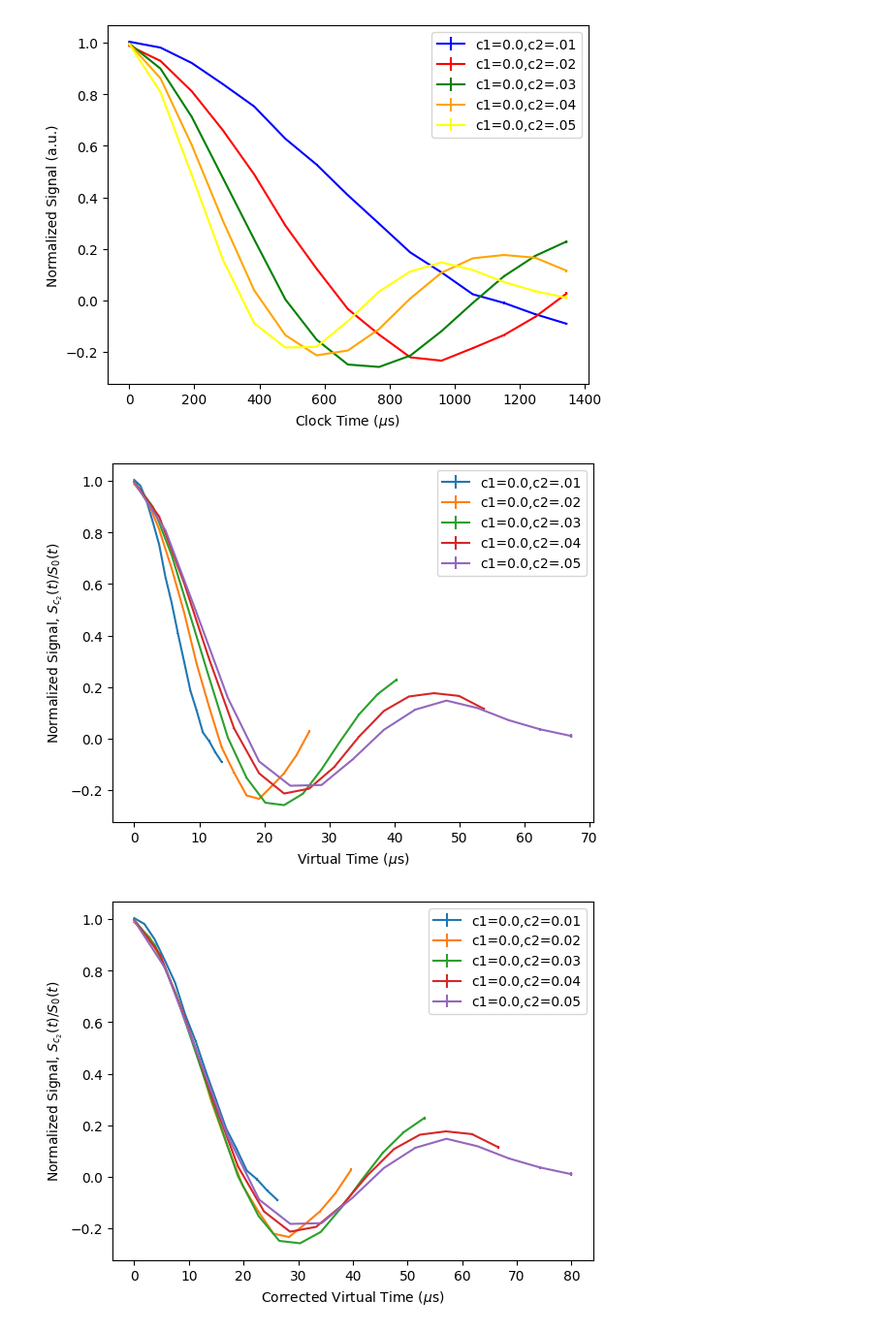
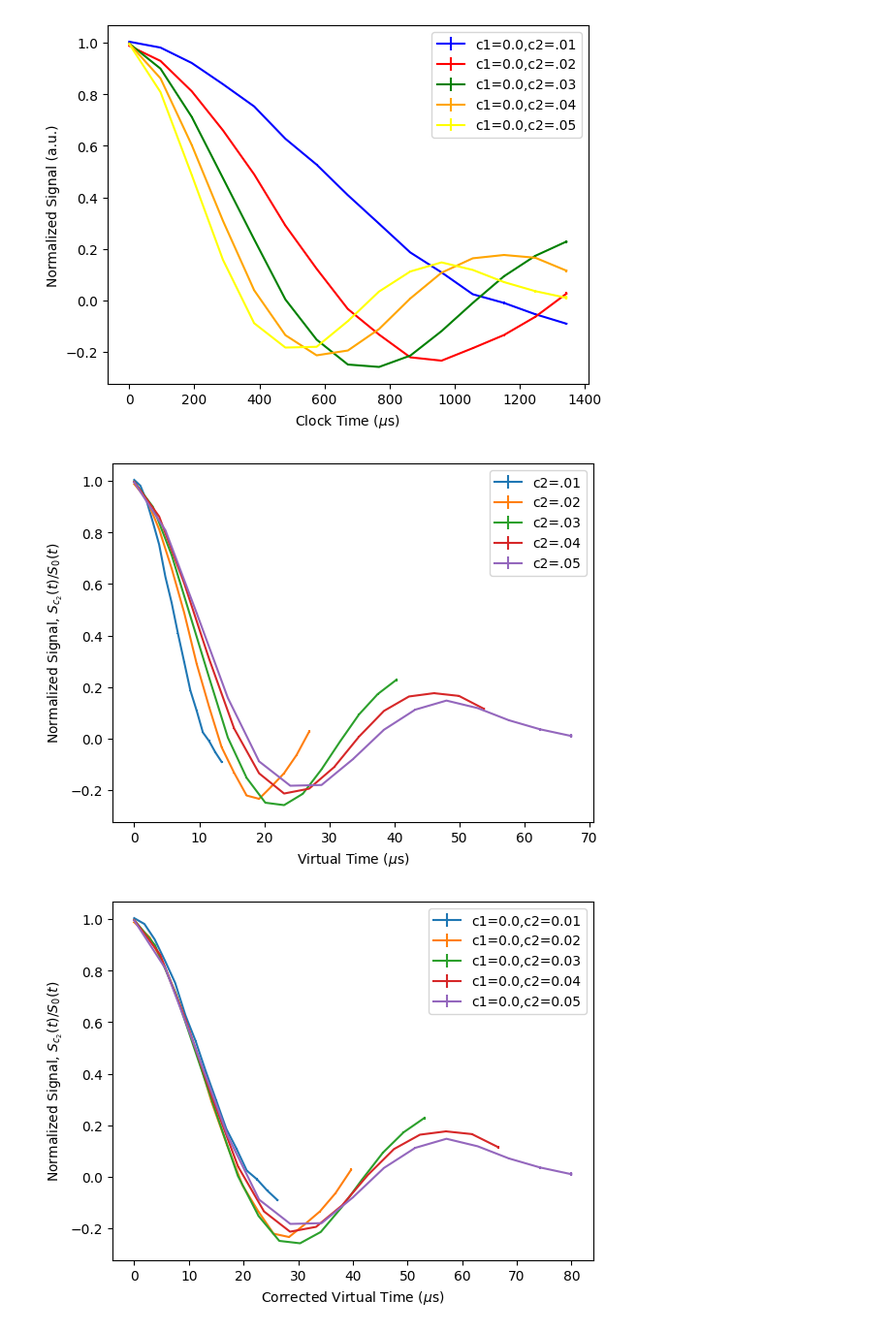
Before and after one commit to awstasiuk/phd-notebooks, a Jupyter notebook: LiF Cals/diffusion_expt_pt2.ipynb, the cells around one changed output. Shown at 97% size. Drawn from its saved outputs; the diff is of its cells as text; code cells hidden in the pictures.

```diff
--- a/LiF Cals/diffusion_expt_pt2.ipynb
+++ b/LiF Cals/diffusion_expt_pt2.ipynb
@@ -1640,17 +1640,17 @@ plt.show()
 [figure]
 # %%
 #plt.errorbar(times, fids[(0.0, .0)], err_data[(0.0,0.0)], label="c1=0.0,c2=0.0", color="black")
-plt.errorbar(times*.01, fids[(0.0, .01)]/fids[(0.0, .0)], err_data[(0.0,0.01)]/fids[(0.0, .0)], label="c1=0.0,c2=.01")
-plt.errorbar(times*.02, fids[(0.0, .02)]/fids[(0.0, .0)], err_data[(0.0,0.02)]/fids[(0.0, .0)], label="c1=0.0,c2=.02")
-plt.errorbar(times*.03, fids[(0.0, .03)]/fids[(0.0, .0)], err_data[(0.0,0.03)]/fids[(0.0, .0)], label="c1=0.0,c2=.03")
-plt.errorbar(times*.04, fids[(0.0, .04)]/fids[(0.0, .0)], err_data[(0.0,0.04)]/fids[(0.0, .0)], label="c1=0.0,c2=.04")
-plt.errorbar(times*.05, fids[(0.0, .05)]/fids[(0.0, .0)], err_data[(0.0,0.05)]/fids[(0.0, .0)], label="c1=0.0,c2=.05")
+plt.errorbar(times*.01, fids[(0.0, .01)]/fids[(0.0, .0)], err_data[(0.0,0.01)]/fids[(0.0, .0)], label="c2=.01")
+plt.errorbar(times*.02, fids[(0.0, .02)]/fids[(0.0, .0)], err_data[(0.0,0.02)]/fids[(0.0, .0)], label="c2=.02")
+plt.errorbar(times*.03, fids[(0.0, .03)]/fids[(0.0, .0)], err_data[(0.0,0.03)]/fids[(0.0, .0)], label="c2=.03")
+plt.errorbar(times*.04, fids[(0.0, .04)]/fids[(0.0, .0)], err_data[(0.0,0.04)]/fids[(0.0, .0)], label="c2=.04")
+plt.errorbar(times*.05, fids[(0.0, .05)]/fids[(0.0, .0)], err_data[(0.0,0.05)]/fids[(0.0, .0)], label="c2=.05")
 plt.legend()
 plt.xlabel(rf"Virtual Time ($\mu$s)")
 plt.ylabel(r"Normalized Signal, $S_{c_2}(t)/S_0(t)$")
 plt.show()
 # %% [output]
-[figure, old version]
+[figure, new version]
 # %%
 def func(x):
     return x+.0095
```
Also changed, not shown: parts of 29 cells of this notebook, 18 other files.
